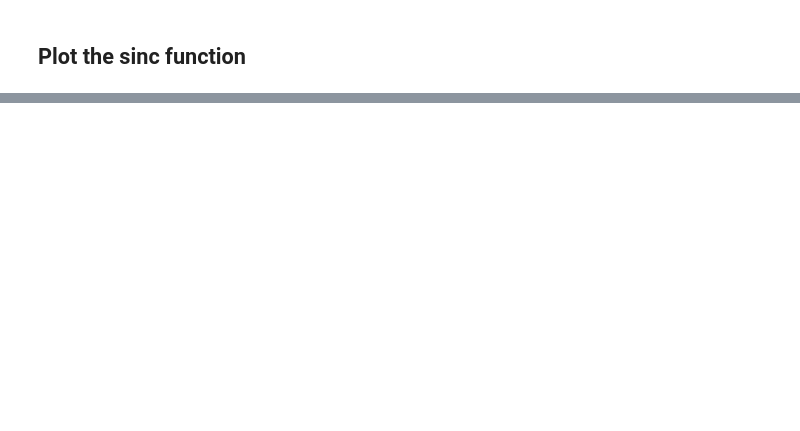
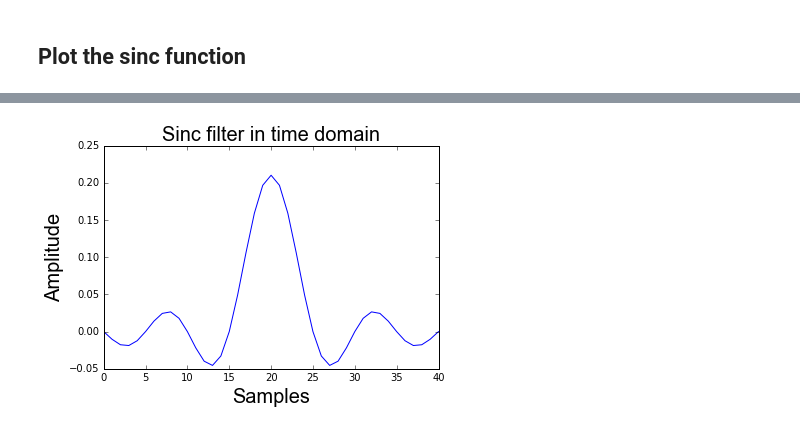
Before and after one commit to TimCSheehan/dev, a Jupyter notebook: Tutorial_060_Filtering_TimeSeries.ipynb, the cells around one changed output, grey strips where cells are left out. Drawn from its saved outputs; the diff is of its cells as text; code cells hidden in the pictures; blank space fills up the shorter version.

```diff
--- a/Tutorial_060_Filtering_TimeSeries.ipynb
+++ b/Tutorial_060_Filtering_TimeSeries.ipynb
@@ -237,2 +257,27 @@ sinc_func = sinc_func / np.sum(sinc_func)
+# %%
+# First specify a cutoff frequency, fc, that is a fraction of the sampling rate over 0, .5...why is the max .5?
+fc = 0.1
+
+# Then specify the transition band, again this will be a fraction of the sampling rate over 0, .5
+b = 0.1
+
+# more on this below, but now need to make sure that ceil(4/b) is odd
+N = int(np.ceil((4 / b)))
+
+# figure this out by returning the remainder (modulo operator) after dividing by 2
+# if its even, then this == 0, else non-zero, so if its not true (i.e. == 0), then we add 1!
+# if you don't do this then the function won't be centered
+# An odd-length symmetrical filter will have delay that is an integer number of samples
+# more on this in a bit...
+if not N % 2: N += 1
+
+# generate span over which to eval sinc function
+n = np.arange(N)
+
+# Compute the filter, taking into account our cutoff freq
+sinc_func = np.sinc(2 * fc * (n - (N - 1) / 2.))
+
+# Normalize to have an area of 1 (unit area)
+sinc_func = sinc_func / np.sum(sinc_func)
 # %% [markdown]
 ## Plot the sinc function
@@ -248,0 +284,8 @@ plt.plot(np.abs(np.fft.rfft(sinc_func)))
+# %%
+plt.plot(n, sinc_func)
+plt.xlabel('Samples', **fig_font)
+plt.ylabel('Amplitude', **fig_font)
+plt.title('Sinc filter in time domain', **fig_font)
+plt.show()
+# %% [output]
+[figure, added]
```
Also changed, not shown: parts of 31 cells of this notebook.
